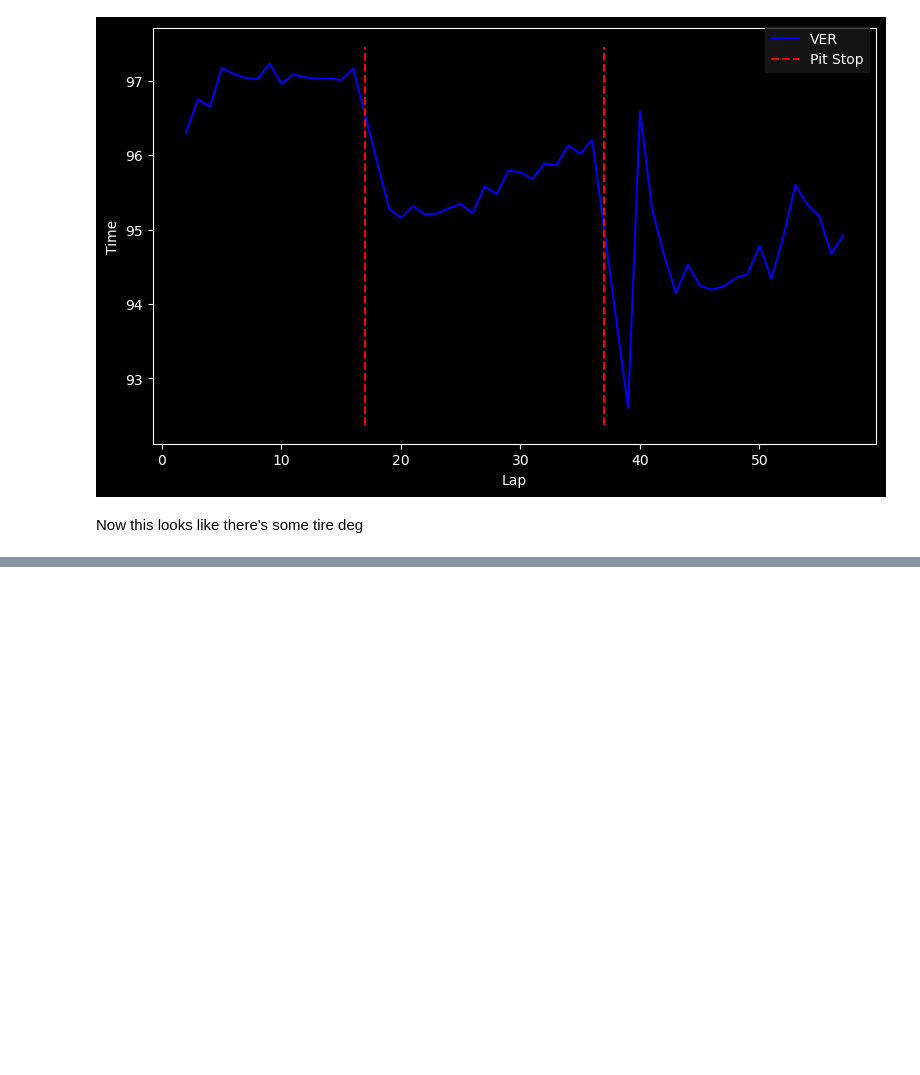
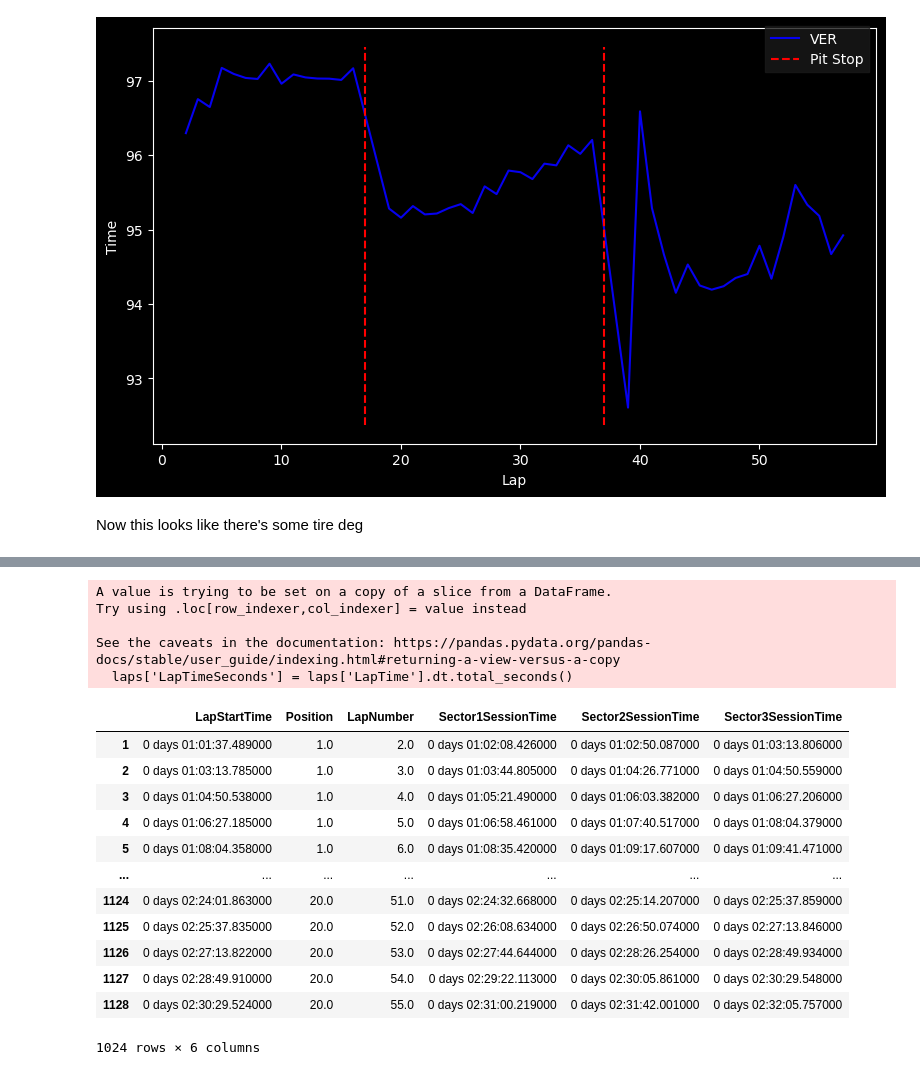
Before and after one commit to elijahmccauley/f1_tire_deg, a Jupyter notebook: FastF1Test.ipynb, the cells around one changed output, grey strips where cells are left out. Drawn from its saved outputs; the diff is of its cells as text; code cells hidden in the pictures; blank space fills up the shorter version.

```diff
--- a/FastF1Test.ipynb
+++ b/FastF1Test.ipynb
@@ -549,0 +570,25 @@ def adjust_lap_times_for_fuel_load(lap_times, total_fuel_load=95, fuel_pace_adju
+# %%
+# calculate time differentials between cars so I can account for dirty air (at some point which might not even be necessary)
+laps = session_bahrain_2024.laps.pick_accurate()
+laps['LapTimeSeconds'] = laps['LapTime'].dt.total_seconds()
+car_ahead = laps[['LapStartTime', 'Position', 'LapNumber', 'Sector1SessionTime', 'Sector2SessionTime', 'Sector3SessionTime']].copy()
+car_ahead
+# %% [output]
+A value is trying to be set on a copy of a slice from a DataFrame.
+Try using .loc[row_indexer,col_indexer] = value instead
+
+See the caveats in the documentation: https://pandas.pydata.org/pandas-docs/stable/user_guide/indexing.html#returning-a-view-versus-a-copy
+  laps['LapTimeSeconds'] = laps['LapTime'].dt.total_seconds()
+|  | LapStartTime | Position | LapNumber | Sector1SessionTime | Sector2SessionTime | Sector3SessionTime |
+| 1 | 0 days 01:01:37.489000 | 1.0 | 2.0 | 0 days 01:02:08.426000 | 0 days 01:02:50.087000 | 0 days 01:03:13.806000 |
+| 2 | 0 days 01:03:13.785000 | 1.0 | 3.0 | 0 days 01:03:44.805000 | 0 days 01:04:26.771000 | 0 days 01:04:50.559000 |
+| 3 | 0 days 01:04:50.538000 | 1.0 | 4.0 | 0 days 01:05:21.490000 | 0 days 01:06:03.382000 | 0 days 01:06:27.206000 |
+| 4 | 0 days 01:06:27.185000 | 1.0 | 5.0 | 0 days 01:06:58.461000 | 0 days 01:07:40.517000 | 0 days 01:08:04.379000 |
+| 5 | 0 days 01:08:04.358000 | 1.0 | 6.0 | 0 days 01:08:35.420000 | 0 days 01:09:17.607000 | 0 days 01:09:41.471000 |
+| ... | ... | ... | ... | ... | ... | ... |
+| 1124 | 0 days 02:24:01.863000 | 20.0 | 51.0 | 0 days 02:24:32.668000 | 0 days 02:25:14.207000 | 0 days 02:25:37.859000 |
+| 1125 | 0 days 02:25:37.835000 | 20.0 | 52.0 | 0 days 02:26:08.634000 | 0 days 02:26:50.074000 | 0 days 02:27:13.846000 |
+| 1126 | 0 days 02:27:13.822000 | 20.0 | 53.0 | 0 days 02:27:44.644000 | 0 days 02:28:26.254000 | 0 days 02:28:49.934000 |
+| 1127 | 0 days 02:28:49.910000 | 20.0 | 54.0 | 0 days 02:29:22.113000 | 0 days 02:30:05.861000 | 0 days 02:30:29.548000 |
+| 1128 | 0 days 02:30:29.524000 | 20.0 | 55.0 | 0 days 02:31:00.219000 | 0 days 02:31:42.001000 | 0 days 02:32:05.757000 |
+1024 rows × 6 columns
```
Also changed, not shown: parts of 4 cells of this notebook.
